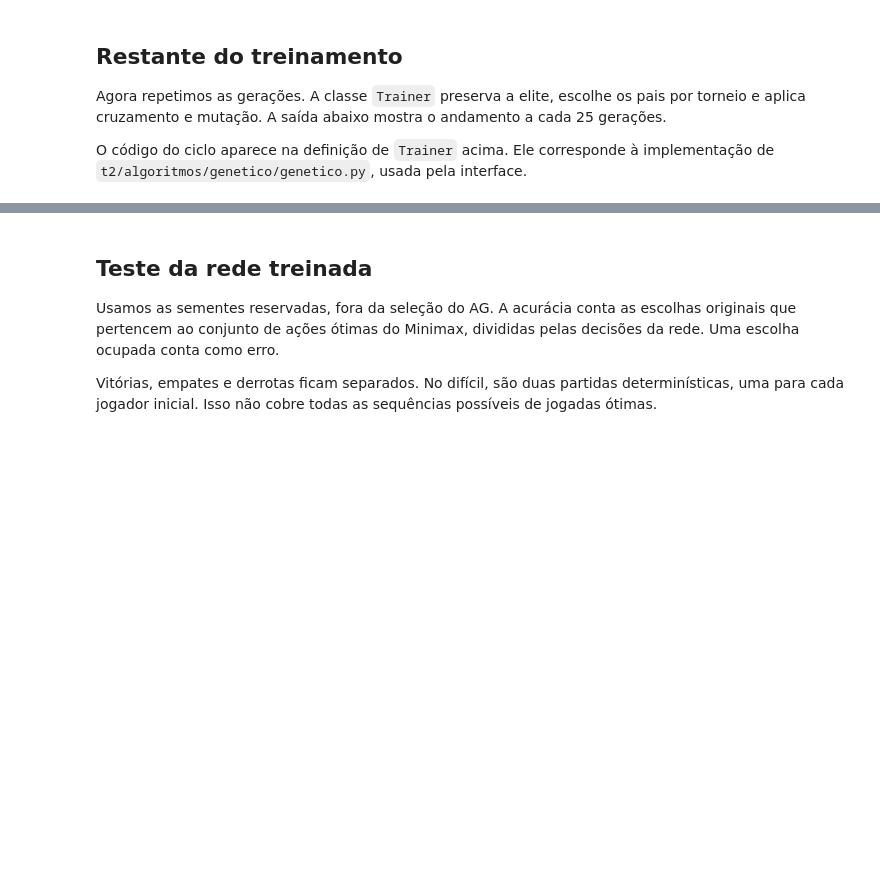
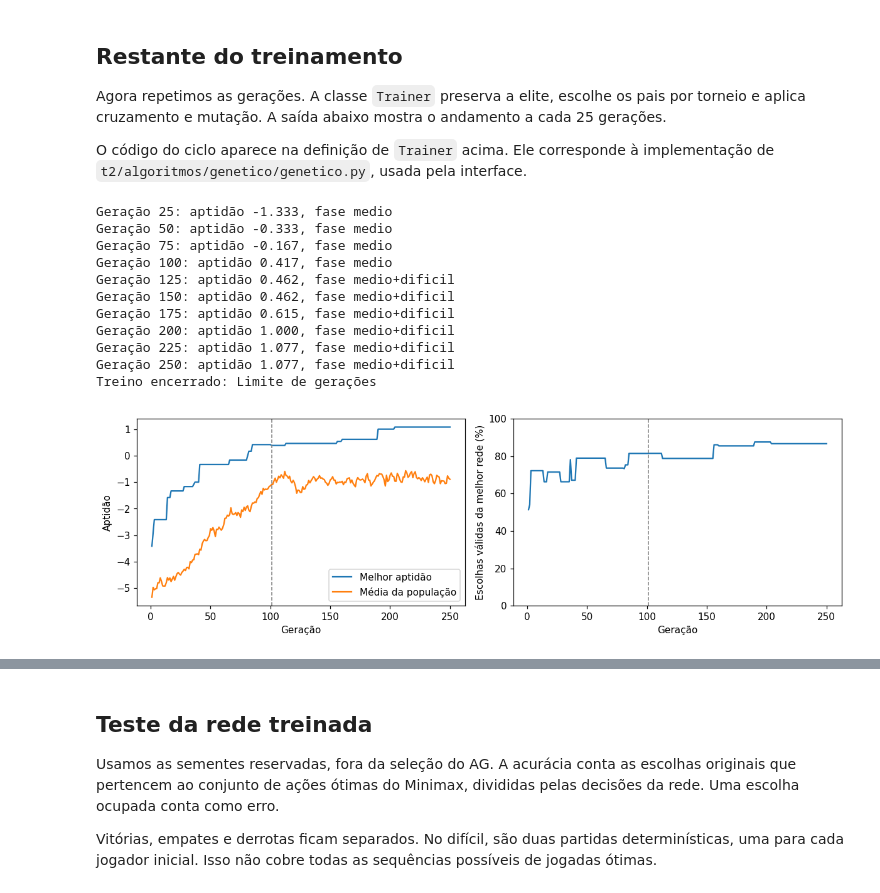
Before and after one commit to jesalvatori/tic-tac-toe-game, a Jupyter notebook: t2/algoritmos/genetico/genetico.ipynb, the cells around one changed output, grey strips where cells are left out. Saved outputs shown, nothing was run; the diff lists cells and outputs as text; code cells hidden in the pictures; blank space fills up the shorter version.

```diff
--- a/t2/algoritmos/genetico/genetico.ipynb
+++ b/t2/algoritmos/genetico/genetico.ipynb
@@ -236,3 +284,10 @@ mostrar_tabela(["Gene", "Peso do primeiro indivíduo"], [
+# %%
+diversidade = []
+def registrar_diversidade():
+    diversidade.append({
+        "generation": treinador.generation,
+        "dispersion": float(np.std(treinador.population, axis=0).mean()),
+    })
 # %% [markdown]
 ## Primeira geração
 
@@ -256,8 +330,22 @@ O código do ciclo aparece na definição de `Trainer` acima. Ele corresponde à
 # %%
 while not treinador.stopped:
     treinador.step()
+    registrar_diversidade()
     if treinador.generation % 25 == 0:
         ultima = treinador.history[-1]
         print(f'Geração {treinador.generation}: aptidão {ultima["best"]:.3f}, fase {ultima["phase"]}')
 print("Treino encerrado:", treinador.stopped)
 mostrar_evolucao(treinador.history)
+# %% [output]
+Geração 25: aptidão -1.333, fase medio
+Geração 50: aptidão -0.333, fase medio
+Geração 75: aptidão -0.167, fase medio
+Geração 100: aptidão 0.417, fase medio
+Geração 125: aptidão 0.462, fase medio+dificil
+Geração 150: aptidão 0.462, fase medio+dificil
+Geração 175: aptidão 0.615, fase medio+dificil
+Geração 200: aptidão 1.000, fase medio+dificil
+Geração 225: aptidão 1.077, fase medio+dificil
+Geração 250: aptidão 1.077, fase medio+dificil
+Treino encerrado: Limite de gerações
+[figure, added]
```
Also changed, not shown: parts of 16 cells of this notebook, 3 other files.
